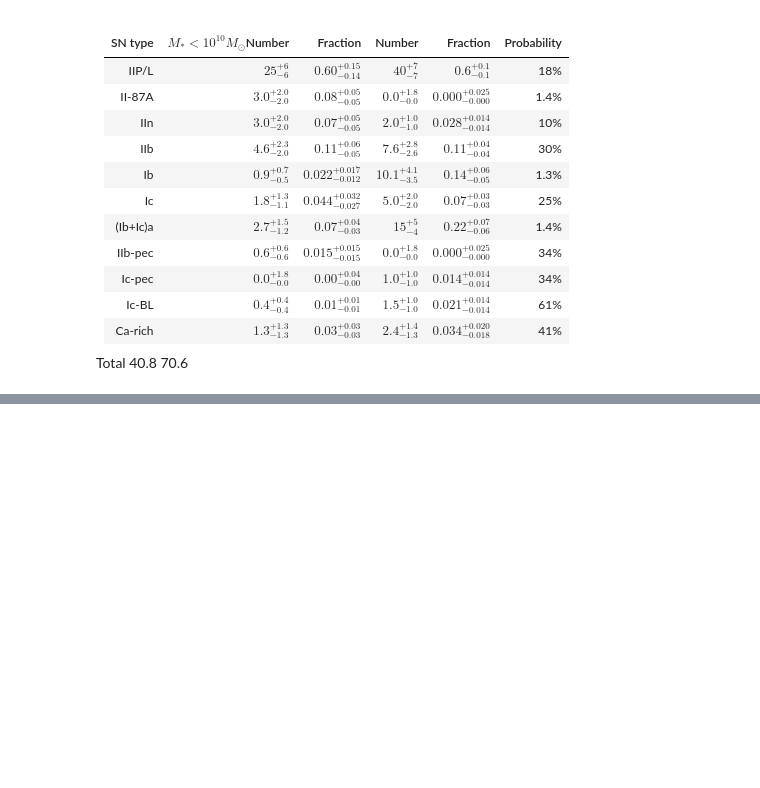
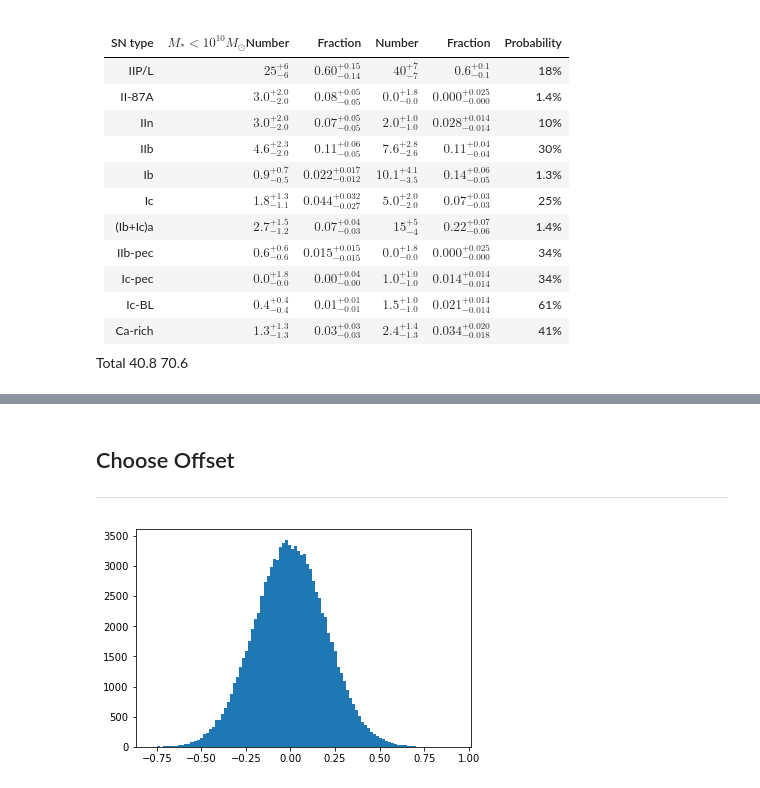
Before and after one commit to RobFirth/LSST_tools, a Jupyter notebook: lsst_tools/sims/notebooks/simulate_SDSS_SNe.ipynb, the cells around one changed output, grey strips where cells are left out. Saved outputs shown, nothing was run; the diff lists cells and outputs as text; code cells hidden in the pictures; blank space fills up the shorter version.

```diff
--- a/lsst_tools/sims/notebooks/simulate_SDSS_SNe.ipynb
+++ b/lsst_tools/sims/notebooks/simulate_SDSS_SNe.ipynb
@@ -24,0 +144,8 @@ def choose_subtype():
+# %% [markdown]
+## Choose Offset
+___
+# %%
+n = 100000
+h = plt.hist(choose_magoffset(n = n), bins = 100)
+# %% [output]
+[figure, added]
```
Also changed, not shown: parts of 14 cells of this notebook, 2 other files.
